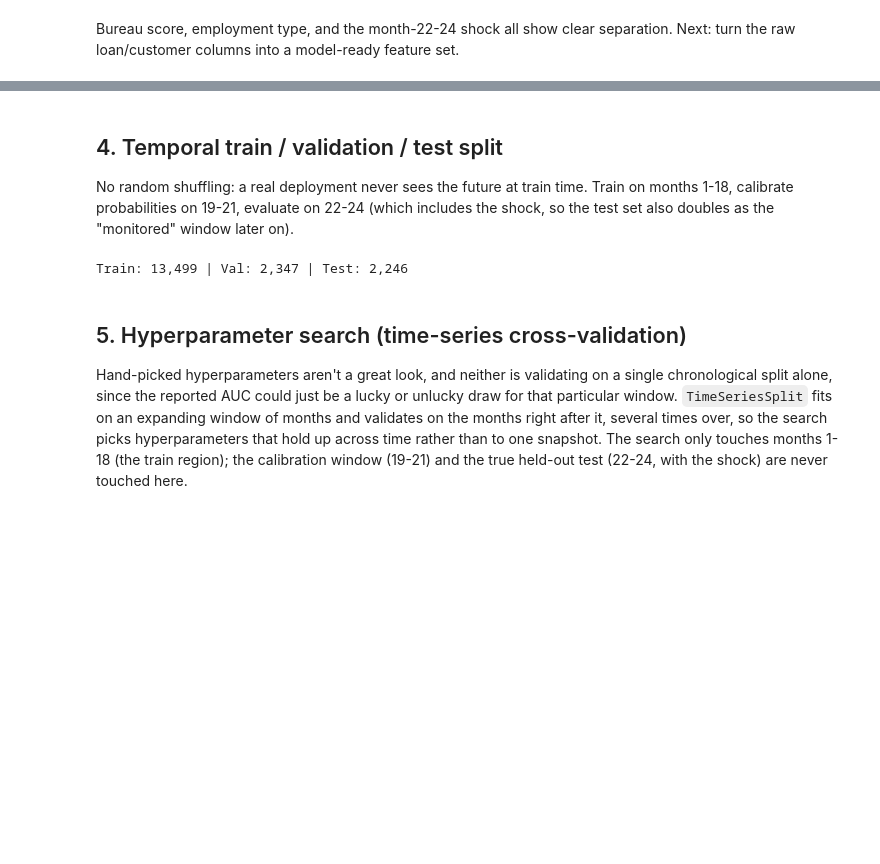
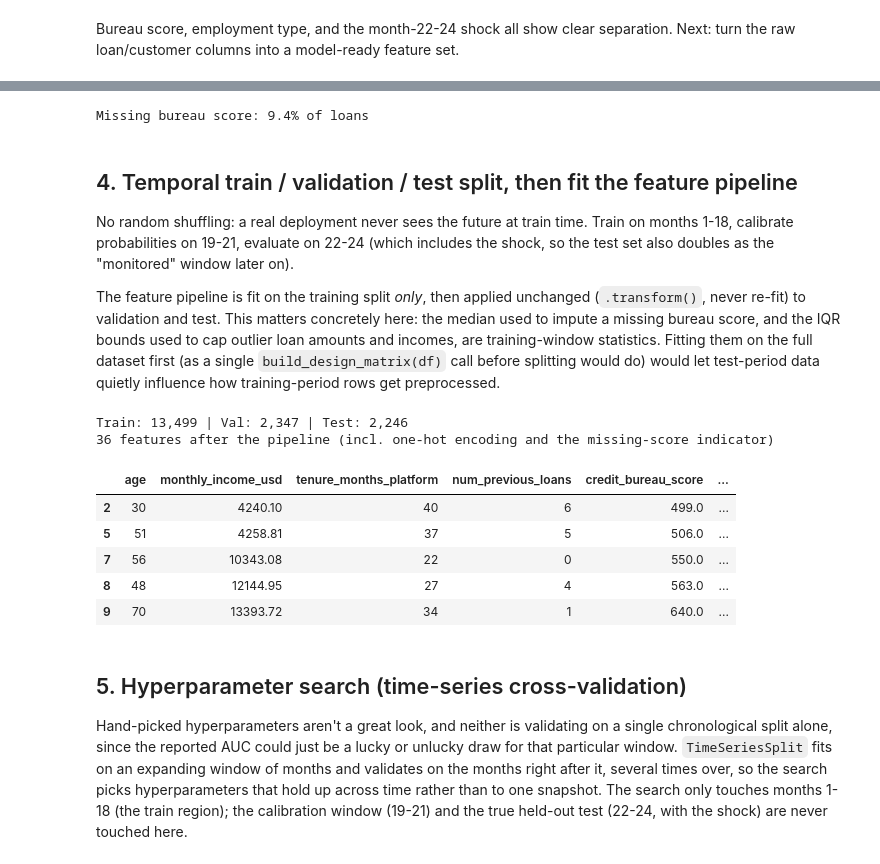
Before and after one commit to gus-morales/work-showcase, a Jupyter notebook: projects/01-delinquency-risk-model/notebooks/01_delinquency_risk_model.ipynb, the cells around one changed output, grey strips where cells are left out. Cells and saved outputs as stored; diff of their text form; code cells hidden in the pictures; blank space fills up the shorter version.

```diff
--- a/projects/01-delinquency-risk-model/notebooks/01_delinquency_risk_model.ipynb
+++ b/projects/01-delinquency-risk-model/notebooks/01_delinquency_risk_model.ipynb
@@ -117,20 +106,42 @@ X_all.head()
+# %%
+df = engineer_features(df)
+print(f"Missing bureau score: {df['credit_bureau_score'].isna().mean():.1%} of loans")
+# %% [output]
+Missing bureau score: 9.4% of loans
 # %% [markdown]
-## 4. Temporal train / validation / test split
+## 4. Temporal train / validation / test split, then fit the feature pipeline
 
 No random shuffling: a real deployment never sees the future at train time. Train on months 1-18, calibrate probabilities on 19-21, evaluate on 22-24 (which includes the shock, so the test set also doubles as the "monitored" window later on).
+
+The feature pipeline is fit on the training split *only*, then applied unchanged (`.transform()`, never re-fit) to validation and test. This matters concretely here: the median used to impute a missing bureau score, and the IQR bounds used to cap outlier loan amounts and incomes, are training-window statistics. Fitting them on the full dataset first (as a single `build_design_matrix(df)` call before splitting would do) would let test-period data quietly influence how training-period rows get preprocessed.
 # %%
 train_df = df[df.origination_month <= 18]
 val_df = df[(df.origination_month > 18) & (df.origination_month <= 21)]
 test_df = df[df.origination_month > 21]
 
-X_train, y_train = X_all.loc[train_df.index], train_df["delinquent_30dpd"].values
-X_val, y_val = X_all.loc[val_df.index], val_df["delinquent_30dpd"].values
-X_test, y_test = X_all.loc[test_df.index], test_df["delinquent_30dpd"].values
+feature_pipeline = build_feature_pipeline()
+X_train = feature_pipeline.fit_transform(train_df[RAW_FEATURE_COLS])
+X_val = feature_pipeline.transform(val_df[RAW_FEATURE_COLS])
+X_test = feature_pipeline.transform(test_df[RAW_FEATURE_COLS])
+feature_names = list(X_train.columns)
+
+y_train = train_df["delinquent_30dpd"].values
+y_val = val_df["delinquent_30dpd"].values
+y_test = test_df["delinquent_30dpd"].values
 
 SOURCE_TEST = f"Source: synthetic BNPL loan data · held-out test set, months 22-24 · n = {len(test_df):,} loans"
 print(f"Train: {len(train_df):,} | Val: {len(val_df):,} | Test: {len(test_df):,}")
+print(f"{X_train.shape[1]} features after the pipeline (incl. one-hot encoding and the missing-score indicator)")
+X_train.head()
 # %% [output]
 Train: 13,499 | Val: 2,347 | Test: 2,246
+36 features after the pipeline (incl. one-hot encoding and the missing-score indicator)
+|  | age | monthly_income_usd | tenure_months_platform | num_previous_loans | credit_bureau_score | ... |
+| 2 | 30 | 4240.10 | 40 | 6 | 499.0 | ... |
+| 5 | 51 | 4258.81 | 37 | 5 | 506.0 | ... |
+| 7 | 56 | 10343.08 | 22 | 0 | 550.0 | ... |
+| 8 | 48 | 12144.95 | 27 | 4 | 563.0 | ... |
+| 9 | 70 | 13393.72 | 34 | 1 | 640.0 | ... |
 # %% [markdown]
 ## 5. Hyperparameter search (time-series cross-validation)
 
```
Also changed, not shown: parts of 19 cells of this notebook, 26 other files.
